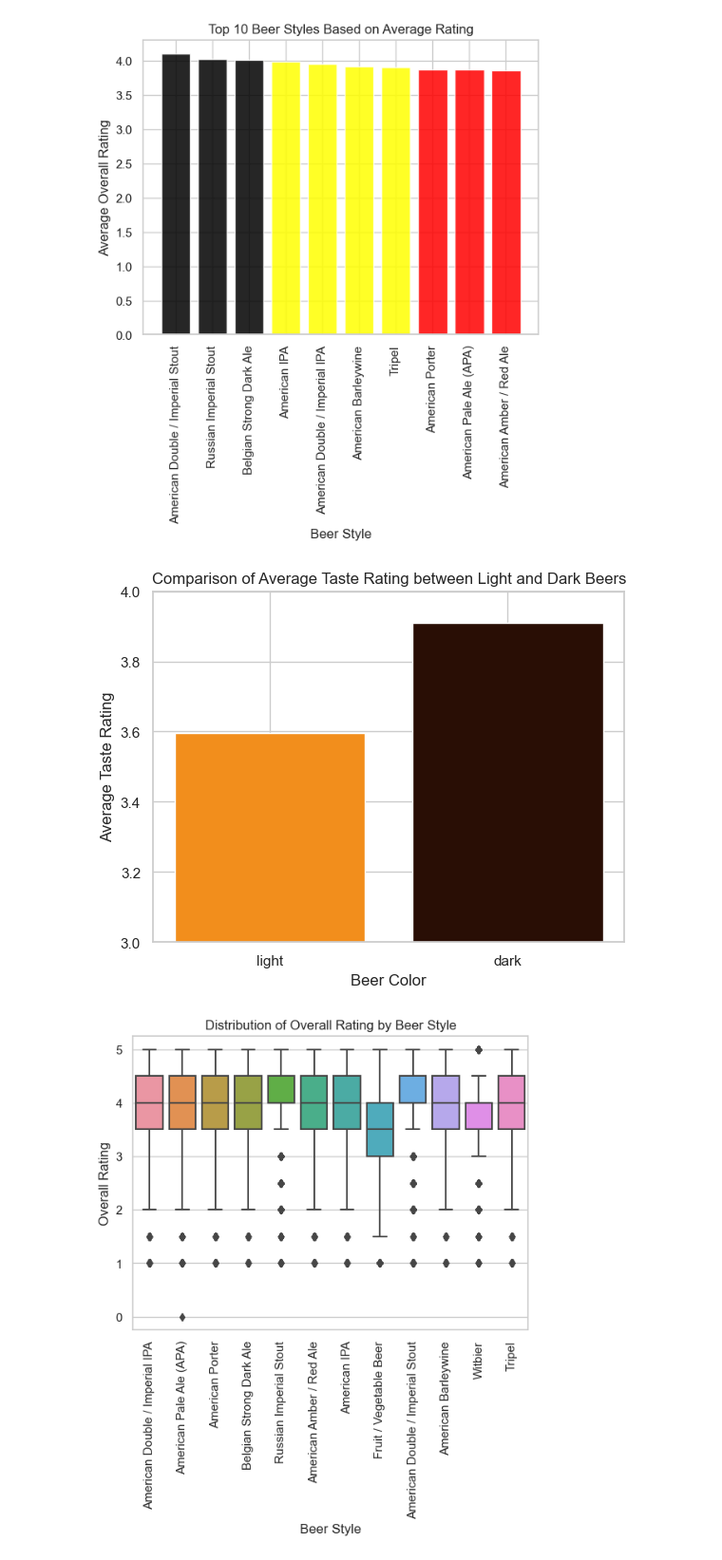
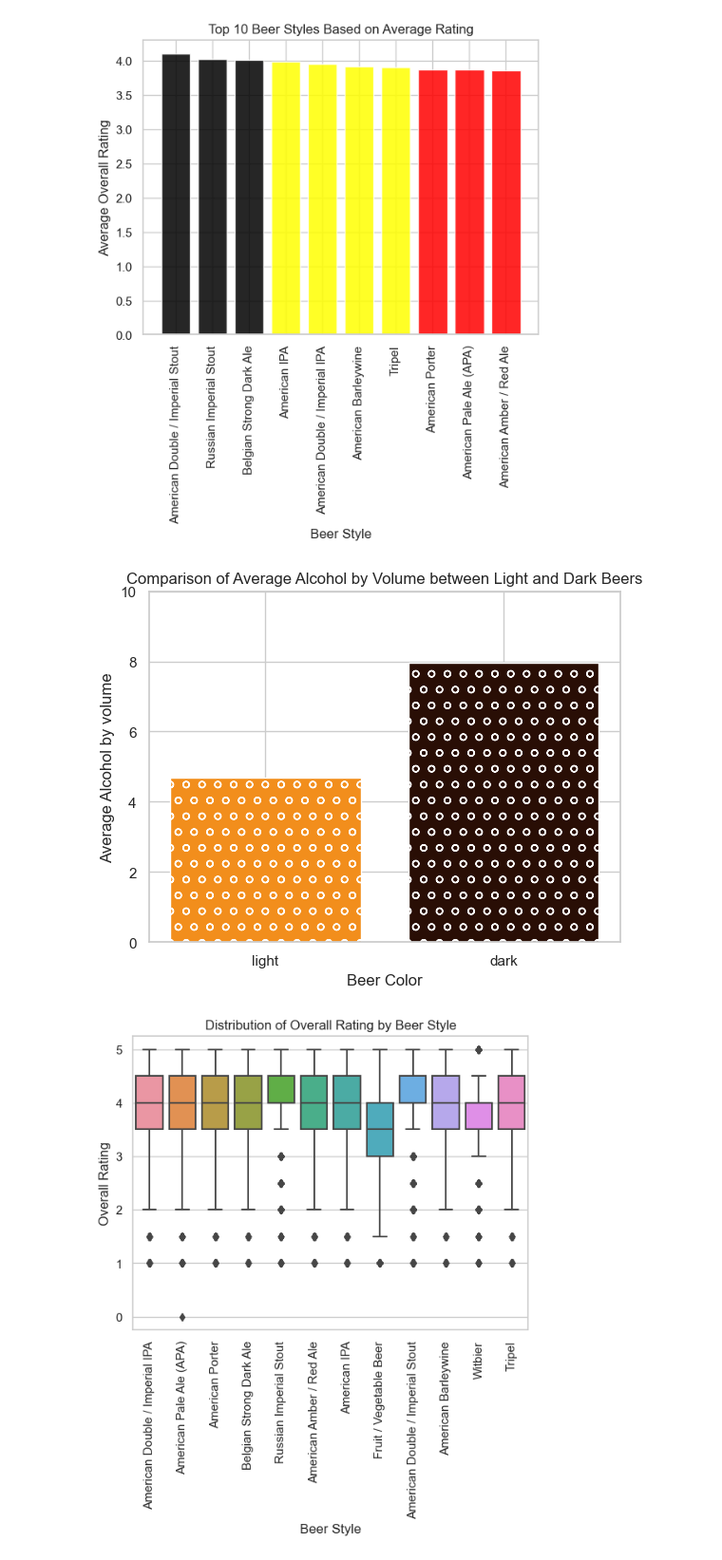
Before and after one commit to dzoricic/ratebeer-data-science-project, a Jupyter notebook: NeZnan.ipynb, the cells around one changed output. Shown at 95% size. Cells and saved outputs as stored; diff of their text form; code cells hidden in the pictures.

```diff
--- a/NeZnan.ipynb
+++ b/NeZnan.ipynb
@@ -91,22 +92,22 @@ plt.show()
 # %%
 beers['beer_color'] = ['light' if x <= 5 else 'dark' for x in beers['beer_ABV']]
 
 grouped = beers.groupby('beer_color').mean()
 
-light = grouped.loc['light', 'review_taste']
-dark = grouped.loc['dark', 'review_taste']
+light = grouped.loc['light', 'beer_ABV']
+dark = grouped.loc['dark', 'beer_ABV']
 
-plt.bar(['light', 'dark'], [light, dark], color=['#f28e1c', '#290E05'], hatch='')
+plt.bar(['light', 'dark'], [light, dark], color=['#f28e1c', '#290E05'], hatch='o')
 
 plt.xlabel("Beer Color")
-plt.ylabel("Average Taste Rating")
-plt.title("Comparison of Average Taste Rating between Light and Dark Beers")
+plt.ylabel("Average Alcohol by volume")
+plt.title("Comparison of Average Alcohol by Volume between Light and Dark Beers")
 
-plt.ylim(3,4)
+plt.ylim(0,10)
 
 plt.show()
 # %% [output]
-[figure, old version]
+[figure, new version]
 # %%
 sns.boxplot(x='beer_style', y='review_overall', data=beers)
 
```
Also changed, not shown: parts of 8 cells of this notebook.
